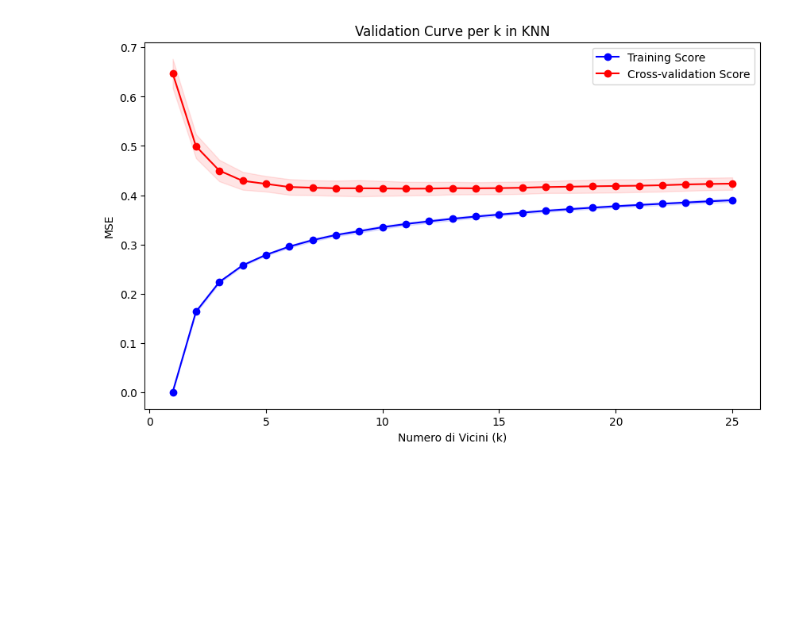
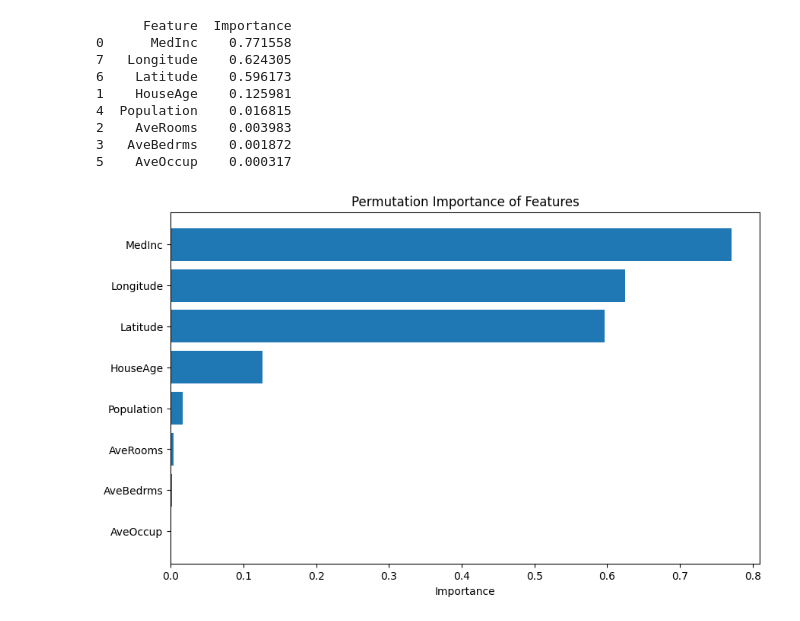
Before and after one commit to lorenzo-arcioni/MachineLearning-training, a Jupyter notebook: Algorithms/KNN/Notebooks/regressione_california.ipynb, the cells around one changed output. Saved outputs shown, nothing was run; the diff lists cells and outputs as text; code cells hidden in the pictures; blank space fills up the shorter version.

```diff
--- a/Algorithms/KNN/Notebooks/regressione_california.ipynb
+++ b/Algorithms/KNN/Notebooks/regressione_california.ipynb
@@ -103,29 +82,36 @@ plt.show()
-# %%
-from sklearn.model_selection import validation_curve
-
-# Generare le validation curves
-param_range = np.arange(1, 26)
-train_scores, test_scores = validation_curve(knn, X_train_scaled, y_train,
-                                             param_name="n_neighbors",
-                                             param_range=param_range, cv=5,
-                                             scoring='neg_mean_squared_error')
-
-# Calcolare media e deviazione standard degli errori
-train_scores_mean = -train_scores.mean(axis=1)
-train_scores_std = train_scores.std(axis=1)
-test_scores_mean = -test_scores.mean(axis=1)
-test_scores_std = test_scores.std(axis=1)
-
-# Visualizzare le validation curves
-plt.figure(figsize=(10, 6))
-plt.plot(param_range, train_scores_mean, 'o-', color='b', label="Training Score")
-plt.plot(param_range, test_scores_mean, 'o-', color='r', label="Cross-validation Score")
-plt.fill_between(param_range, train_scores_mean - train_scores_std, train_scores_mean + train_scores_std, alpha=0.1, color='b')
-plt.fill_between(param_range, test_scores_mean - test_scores_std, test_scores_mean + test_scores_std, alpha=0.1, color='r')
-plt.xlabel("Numero di Vicini (k)")
-plt.ylabel("MSE")
-plt.title("Validation Curve per k in KNN")
-plt.legend(loc="best")
-plt.show()
-# %% [output]
-[figure, removed]
+# %%
+from sklearn.inspection import permutation_importance
+
+# Calcolare la permutation importance
+result = permutation_importance(knn, X_test_scaled, y_test, n_repeats=10, random_state=42)
+
+# Estrarre le importanze delle feature
+feature_importances = result.importances_mean
+
+# Creare un DataFrame per ordinare le feature in base alla loro importanza
+importance_df = pd.DataFrame({
+    'Feature': features,
+    'Importance': feature_importances
+}).sort_values(by='Importance', ascending=False)
+
+# Visualizzare l'importanza di tutte le feature
+print(importance_df)
+
+# Opzionalmente, visualizzare un grafico
+plt.figure(figsize=(10, 6))
+plt.barh(importance_df['Feature'], importance_df['Importance'])
+plt.gca().invert_yaxis()
+plt.xlabel("Importance")
+plt.title("Permutation Importance of Features")
+plt.show()
+# %% [output]
+      Feature  Importance
+0      MedInc    0.771558
+7   Longitude    0.624305
+6    Latitude    0.596173
+1    HouseAge    0.125981
+4  Population    0.016815
+2    AveRooms    0.003983
+3   AveBedrms    0.001872
+5    AveOccup    0.000317
+[figure, added]
```
Also changed, not shown: parts of 7 cells of this notebook, 2 other files.
